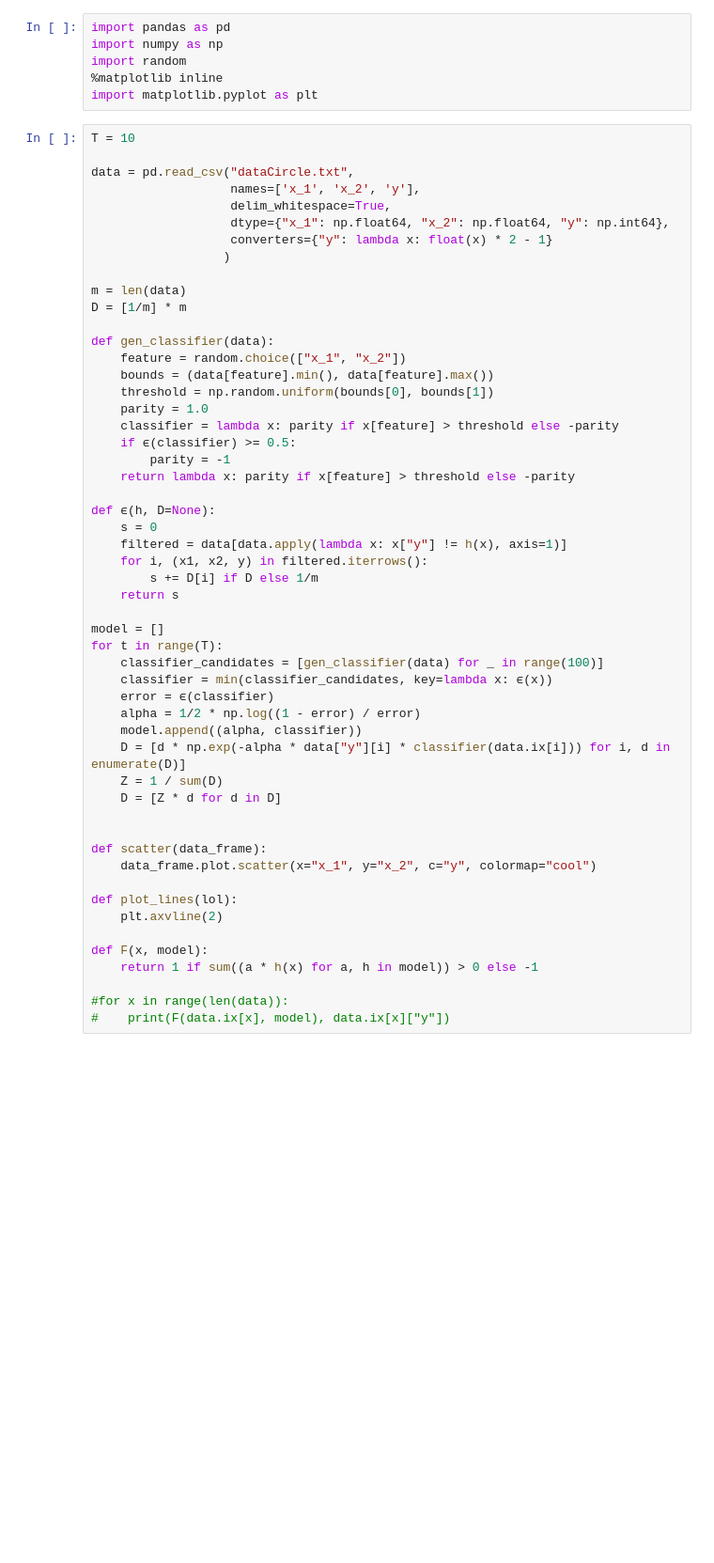
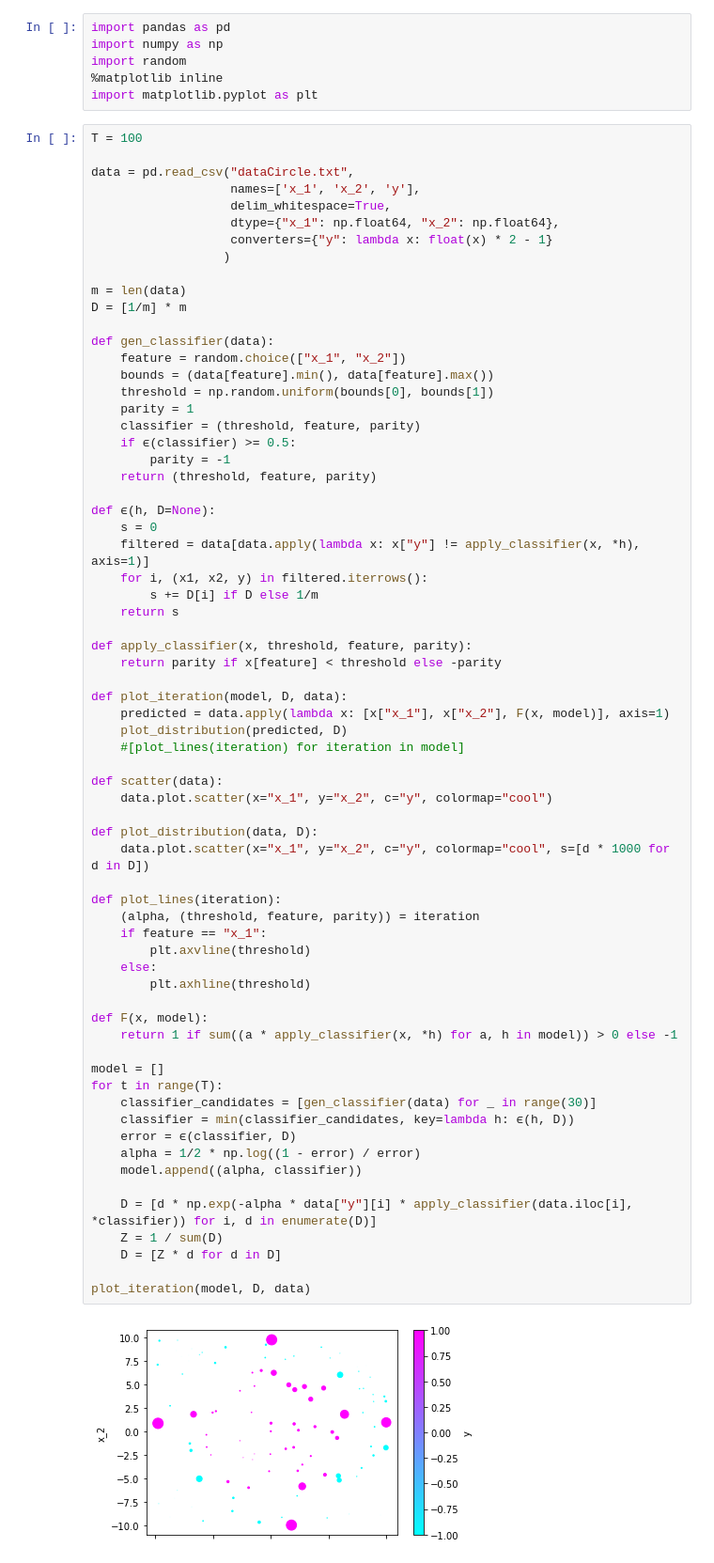
Before and after one commit to hatzel/machine-learning, a Jupyter notebook: 05/05.ipynb, the cells around one changed output. Shown at 94% size. Cells and saved outputs as stored; diff of their text form; blank space fills up the shorter version.

```diff
--- a/05/05.ipynb
+++ b/05/05.ipynb
@@ -5,58 +5,74 @@ import random
 %matplotlib inline
 import matplotlib.pyplot as plt
 # %%
-T = 10
+T = 100
 
 data = pd.read_csv("dataCircle.txt",
                    names=['x_1', 'x_2', 'y'],
                    delim_whitespace=True,
-                   dtype={"x_1": np.float64, "x_2": np.float64, "y": np.int64},
+                   dtype={"x_1": np.float64, "x_2": np.float64},
                    converters={"y": lambda x: float(x) * 2 - 1}
                   )
 
 m = len(data)
 D = [1/m] * m
 
 def gen_classifier(data):
     feature = random.choice(["x_1", "x_2"])
     bounds = (data[feature].min(), data[feature].max())
     threshold = np.random.uniform(bounds[0], bounds[1])
-    parity = 1.0
-    classifier = lambda x: parity if x[feature] > threshold else -parity
+    parity = 1
+    classifier = (threshold, feature, parity)
     if ϵ(classifier) >= 0.5:
         parity = -1
-    return lambda x: parity if x[feature] > threshold else -parity
+    return (threshold, feature, parity)
 
 def ϵ(h, D=None):
     s = 0
-    filtered = data[data.apply(lambda x: x["y"] != h(x), axis=1)]
+    filtered = data[data.apply(lambda x: x["y"] != apply_classifier(x, *h), axis=1)]
     for i, (x1, x2, y) in filtered.iterrows():
         s += D[i] if D else 1/m
     return s
 
+def apply_classifier(x, threshold, feature, parity):
+    return parity if x[feature] < threshold else -parity
+
+def plot_iteration(model, D, data):
+    predicted = data.apply(lambda x: [x["x_1"], x["x_2"], F(x, model)], axis=1)
+    plot_distribution(predicted, D)
+    #[plot_lines(iteration) for iteration in model]
+
+def scatter(data):
+    data.plot.scatter(x="x_1", y="x_2", c="y", colormap="cool")
+
+def plot_distribution(data, D):
+    data.plot.scatter(x="x_1", y="x_2", c="y", colormap="cool", s=[d * 1000 for d in D])
+
+def plot_lines(iteration):
+    (alpha, (threshold, feature, parity)) = iteration
+    if feature == "x_1":
+        plt.axvline(threshold)
+    else:
+        plt.axhline(threshold)
+
+def F(x, model):
+    return 1 if sum((a * apply_classifier(x, *h) for a, h in model)) > 0 else -1
+
 model = []
 for t in range(T):
-    classifier_candidates = [gen_classifier(data) for _ in range(100)]
-    classifier = min(classifier_candidates, key=lambda x: ϵ(x))
-    error = ϵ(classifier)
+    classifier_candidates = [gen_classifier(data) for _ in range(30)]
+    classifier = min(classifier_candidates, key=lambda h: ϵ(h, D))
+    error = ϵ(classifier, D)
     alpha = 1/2 * np.log((1 - error) / error)
     model.append((alpha, classifier))
-    D = [d * np.exp(-alpha * data["y"][i] * classifier(data.ix[i])) for i, d in enumerate(D)]
+
+    D = [d * np.exp(-alpha * data["y"][i] * apply_classifier(data.iloc[i], *classifier)) for i, d in enumerate(D)]
     Z = 1 / sum(D)
     D = [Z * d for d in D]
 
-
-def scatter(data_frame):
-    data_frame.plot.scatter(x="x_1", y="x_2", c="y", colormap="cool")
-
-def plot_lines(lol):
-    plt.axvline(2)
-
-def F(x, model):
-    return 1 if sum((a * h(x) for a, h in model)) > 0 else -1
-
-#for x in range(len(data)):
-#    print(F(data.ix[x], model), data.ix[x]["y"])
+plot_iteration(model, D, data)
+# %% [output]
+[figure, added]
 # %%
 scatter(data)
 predicted = data.apply(lambda x: [x["x_1"], x["x_2"], F(x, model)], axis=1)
```
Also changed, not shown: parts of 1 cell of this notebook.
